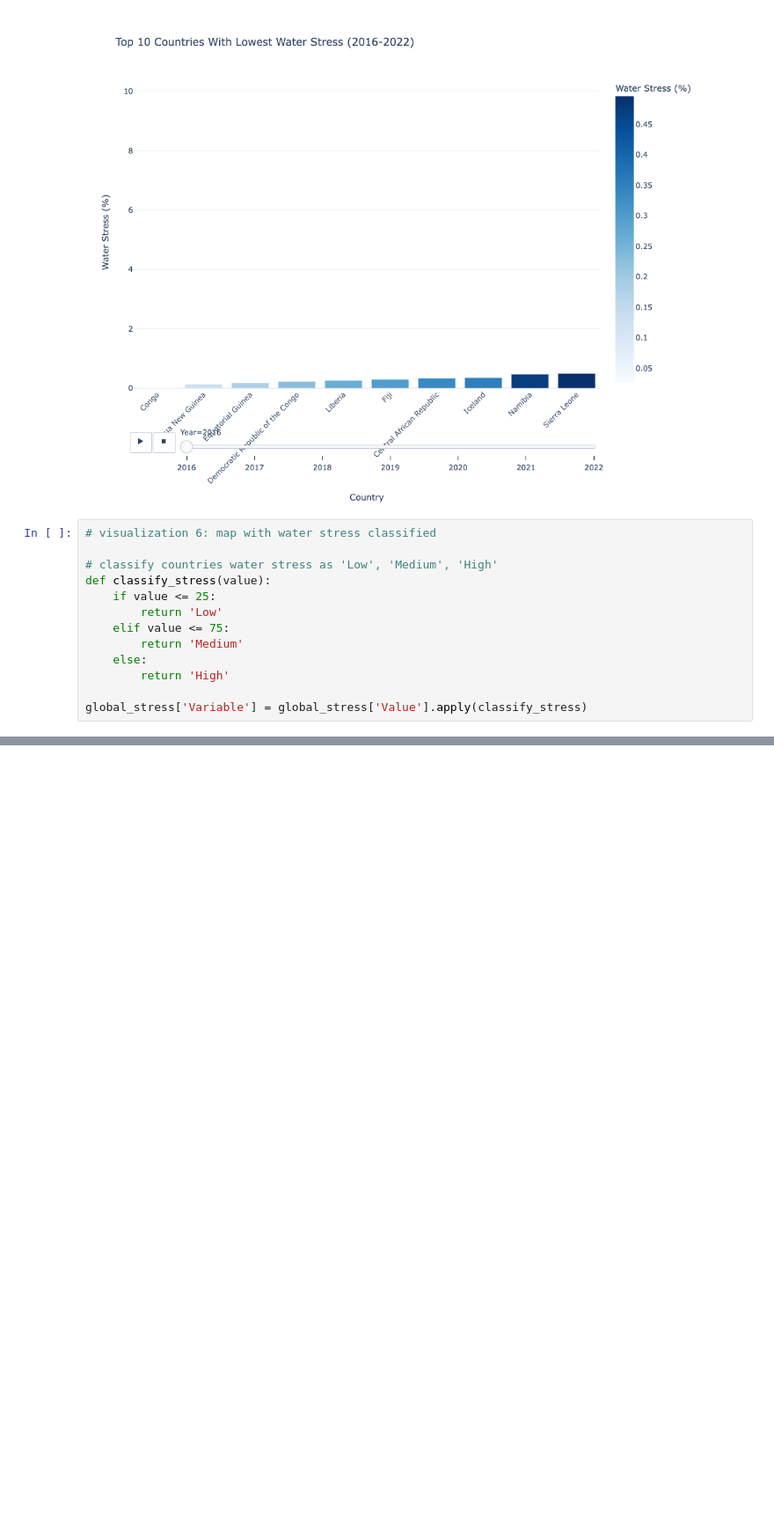
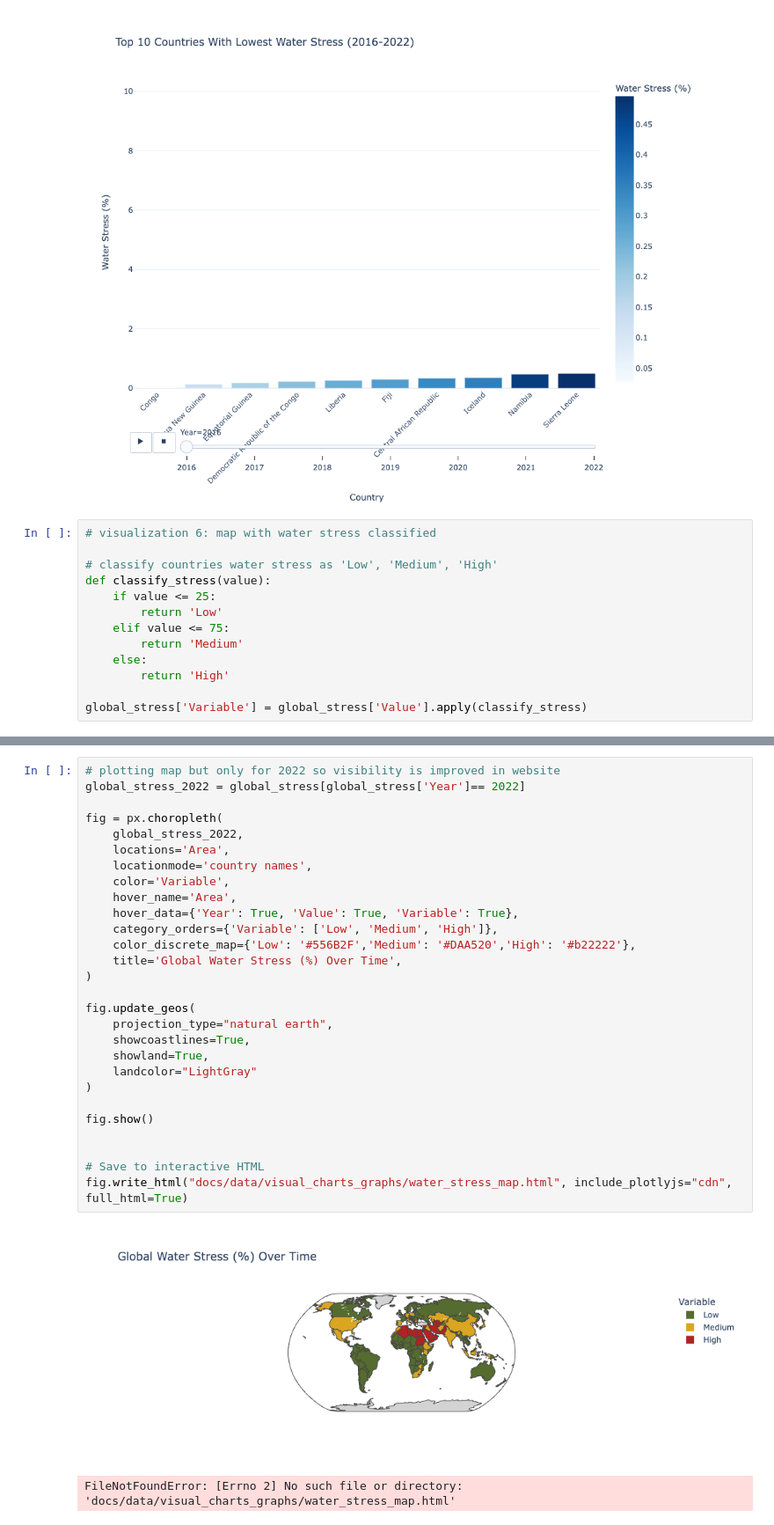
Before and after one commit to AquaLens/capstone, a Jupyter notebook: Data_Visualizations/water_stress.ipynb, the cells around one changed output, grey strips where cells are left out. Shown at 88% size. Saved outputs shown, nothing was run; the diff lists cells and outputs as text; blank space fills up the shorter version.

Commit message:
changes data page, description water stress added

```diff
--- a/Data_Visualizations/water_stress.ipynb
+++ b/Data_Visualizations/water_stress.ipynb
@@ -289,2 +289,33 @@ fig.write_html("docs/data/visual_charts_graphs/water_stress_map.html", include_p
 # %% [output]
 [figure]
+# %%
+# plotting map but only for 2022 so visibility is improved in website
+global_stress_2022 = global_stress[global_stress['Year']== 2022]
+
+fig = px.choropleth(
+    global_stress_2022,
+    locations='Area',
+    locationmode='country names',
+    color='Variable',
+    hover_name='Area',
+    hover_data={'Year': True, 'Value': True, 'Variable': True},
+    category_orders={'Variable': ['Low', 'Medium', 'High']},
+    color_discrete_map={'Low': '#556B2F','Medium': '#DAA520','High': '#b22222'},
+    title='Global Water Stress (%) Over Time',
+)
+
+fig.update_geos(
+    projection_type="natural earth",
+    showcoastlines=True,
+    showland=True,
+    landcolor="LightGray"
+)
+
+fig.show()
+
+
+# Save to interactive HTML
+fig.write_html("docs/data/visual_charts_graphs/water_stress_map.html", include_plotlyjs="cdn", full_html=True)
+# %% [output]
+[figure, added]
+FileNotFoundError: [Errno 2] No such file or directory: 'docs/data/visual_charts_graphs/water_stress_map.html'
```
Also changed, not shown: parts of 2 cells of this notebook, 3 other files.
